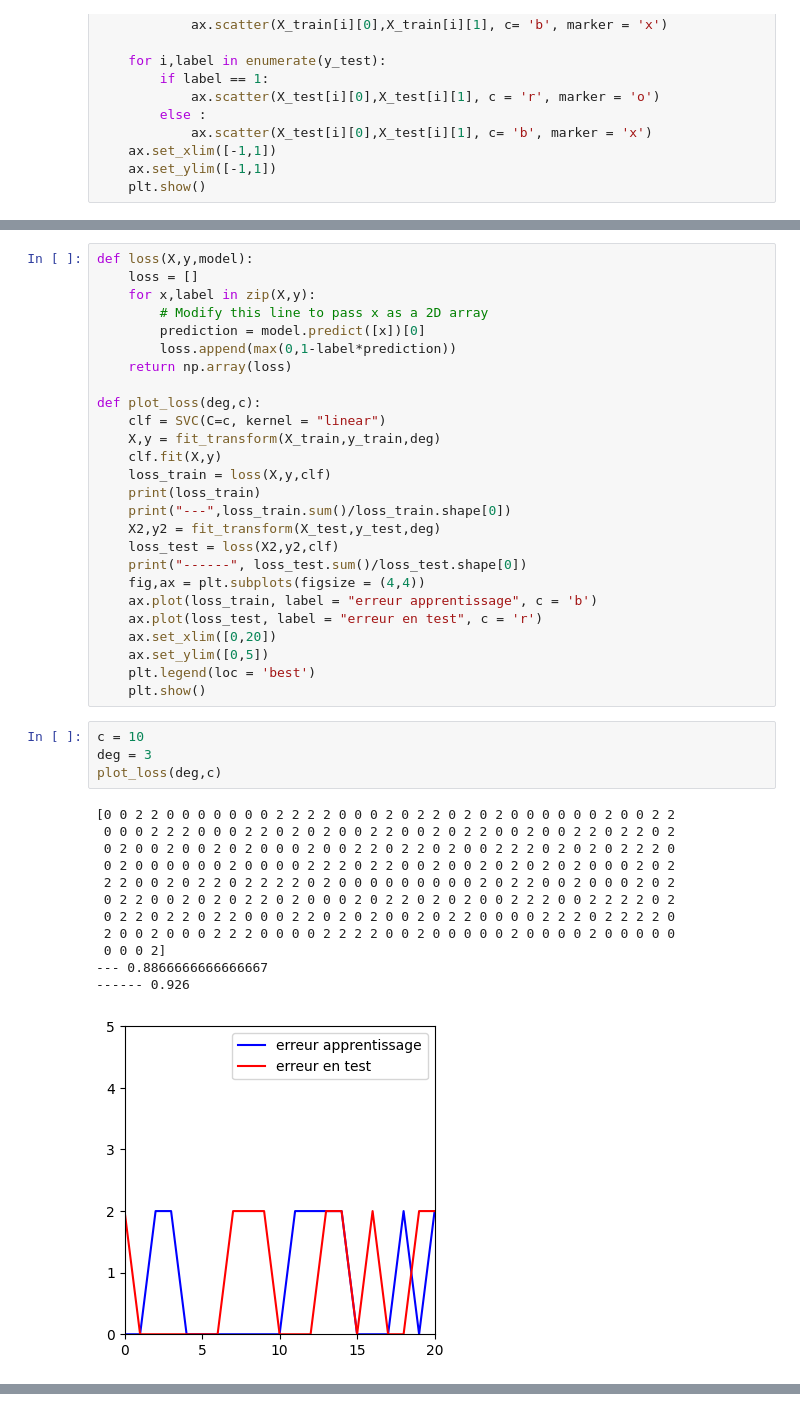
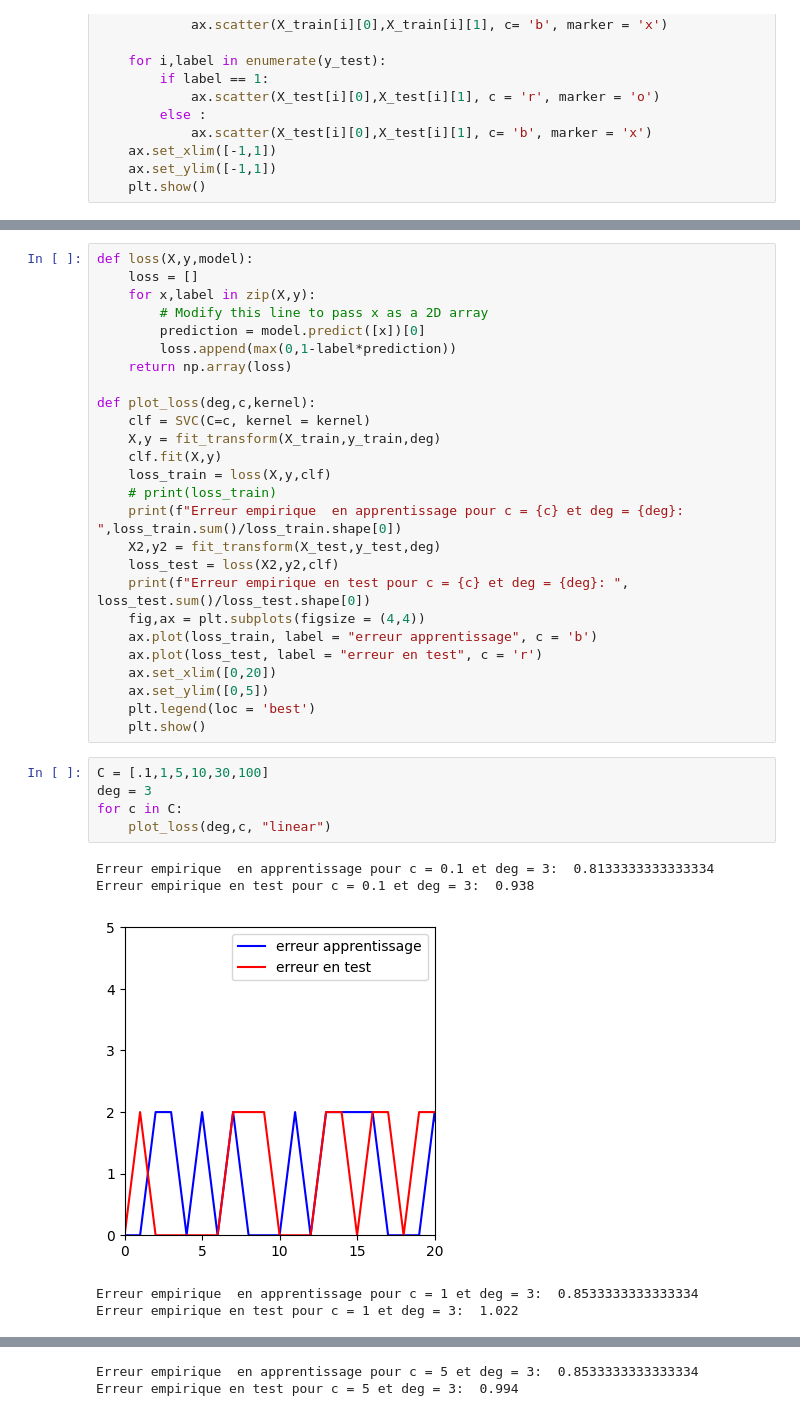
Before and after one commit to bass6c/non_linear_svm, a Jupyter notebook: tp3.ipynb, the cells around one changed output, grey strips where cells are left out. Drawn from its saved outputs; the diff is of its cells as text.

```diff
--- a/tp3.ipynb
+++ b/tp3.ipynb
@@ -103,16 +103,16 @@ def loss(X,y,model):
         loss.append(max(0,1-label*prediction))
     return np.array(loss)
 
-def plot_loss(deg,c):
-    clf = SVC(C=c, kernel = "linear")
+def plot_loss(deg,c,kernel):
+    clf = SVC(C=c, kernel = kernel)
     X,y = fit_transform(X_train,y_train,deg)
     clf.fit(X,y)
     loss_train = loss(X,y,clf)
-    print(loss_train)
-    print("---",loss_train.sum()/loss_train.shape[0])
+    # print(loss_train)
+    print(f"Erreur empirique  en apprentissage pour c = {c} et deg = {deg}: ",loss_train.sum()/loss_train.shape[0])
     X2,y2 = fit_transform(X_test,y_test,deg)
     loss_test = loss(X2,y2,clf)
-    print("------", loss_test.sum()/loss_test.shape[0])
+    print(f"Erreur empirique en test pour c = {c} et deg = {deg}: ", loss_test.sum()/loss_test.shape[0])
     fig,ax = plt.subplots(figsize = (4,4))
     ax.plot(loss_train, label = "erreur apprentissage", c = 'b')
     ax.plot(loss_test, label = "erreur en test", c = 'r')
@@ -121,19 +121,13 @@ def plot_loss(deg,c):
     plt.legend(loc = 'best')
     plt.show()
 # %%
-c = 10
+C = [.1,1,5,10,30,100]
 deg = 3
-plot_loss(deg,c)
+for c in C:
+    plot_loss(deg,c, "linear")
 # %% [output]
-[0 0 2 2 0 0 0 0 0 0 0 2 2 2 2 0 0 0 2 0 2 2 0 2 0 2 0 0 0 0 0 0 2 0 0 2 2
- 0 0 0 2 2 2 0 0 0 2 2 0 2 0 2 0 0 2 2 0 0 2 0 2 2 0 0 2 0 0 2 2 0 2 2 0 2
- 0 2 0 0 2 0 0 2 0 2 0 0 0 2 0 0 2 2 0 2 2 0 2 0 0 2 2 2 0 2 0 2 0 2 2 2 0
- 0 2 0 0 0 0 0 0 2 0 0 0 0 2 2 2 0 2 2 0 0 2 0 0 2 0 2 0 2 0 2 0 0 0 2 0 2
- 2 2 0 0 2 0 2 2 0 2 2 2 2 0 2 0 0 0 0 0 0 0 0 0 2 0 2 2 0 0 2 0 0 0 2 0 2
- 0 2 2 0 0 2 0 2 0 2 2 0 2 0 0 0 2 0 2 2 0 2 0 2 0 0 2 2 2 0 0 2 2 2 2 0 2
- 0 2 2 0 2 2 0 2 2 0 0 0 2 2 0 2 0 2 0 0 2 0 2 2 0 0 0 0 2 2 2 0 2 2 2 2 0
- 2 0 0 2 0 0 0 2 2 2 0 0 0 0 2 2 2 2 0 0 2 0 0 0 0 0 2 0 0 0 0 2 0 0 0 0 0
- 0 0 0 2]
---- 0.8866666666666667
------- 0.926
+Erreur empirique  en apprentissage pour c = 0.1 et deg = 3:  0.8133333333333334
+Erreur empirique en test pour c = 0.1 et deg = 3:  0.938
-[figure, old version]
+[figure, new version]
+Erreur empirique  en apprentissage pour c = 1 et deg = 3:  0.8533333333333334
+Erreur empirique en test pour c = 1 et deg = 3:  1.022
@@ -139,0 +135,2 @@ plot_loss(deg,c)
+Erreur empirique  en apprentissage pour c = 5 et deg = 3:  0.8533333333333334
+Erreur empirique en test pour c = 5 et deg = 3:  0.994
```
Also changed, not shown: parts of 17 cells of this notebook.
